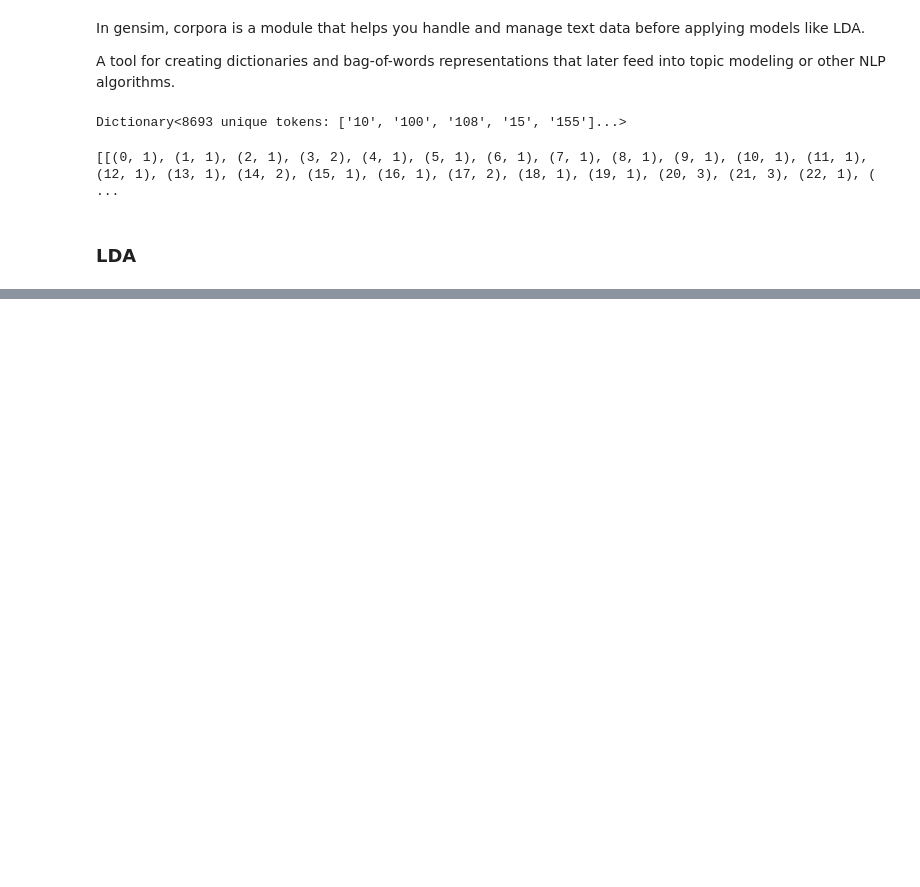
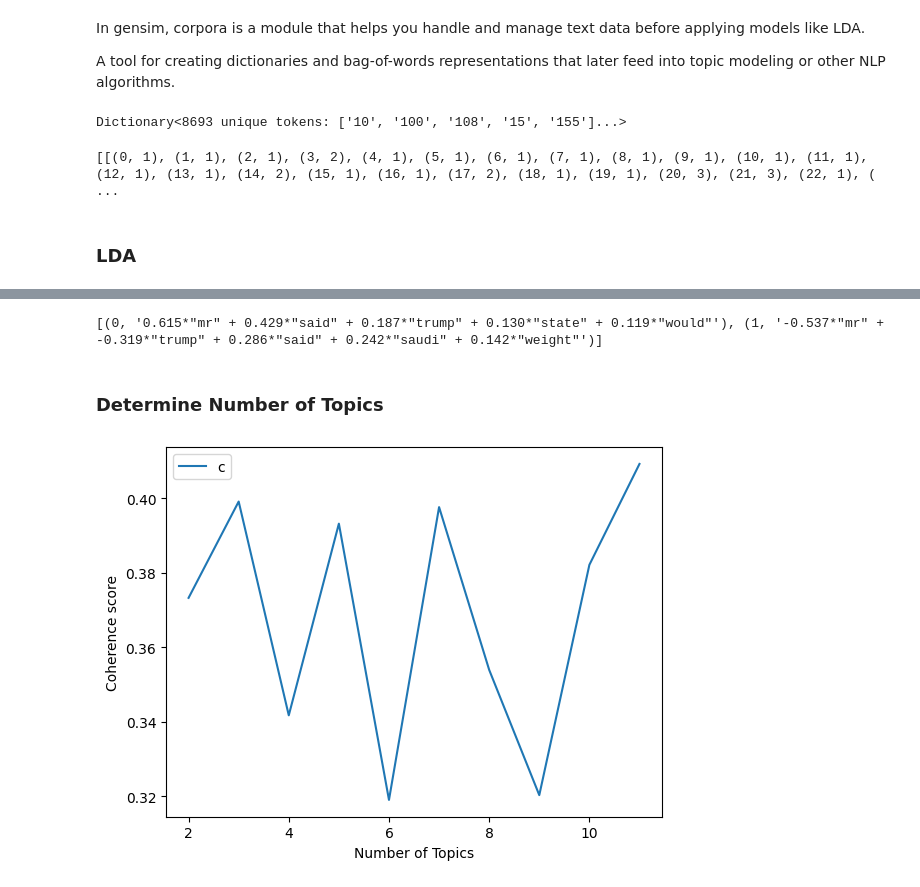
Before and after one commit to SurajSG23/Natural-Language-Processing, a Jupyter notebook: Module-5.ipynb, the cells around one changed output, grey strips where cells are left out. Saved outputs shown, nothing was run; the diff lists cells and outputs as text; code cells hidden in the pictures; blank space fills up the shorter version.

```diff
--- a/Module-5.ipynb
+++ b/Module-5.ipynb
@@ -98,0 +174,7 @@ WARNING:gensim.models.ldamodel:too few updates, training might not converge; con
+# %%
+lsa_model = LsiModel(corpus=doc_term, id2word=dictionary, num_topics=num_topics)
+print(lsa_model.print_topics(num_topics=num_topics, num_words=5))
+# %% [output]
+[(0, '0.615*"mr" + 0.429*"said" + 0.187*"trump" + 0.130*"state" + 0.119*"would"'), (1, '-0.537*"mr" + -0.319*"trump" + 0.286*"said" + 0.242*"saudi" + 0.142*"weight"')]
+# %% [markdown]
+### Determine Number of Topics
@@ -98,0 +184,21 @@ WARNING:gensim.models.ldamodel:too few updates, training might not converge; con
+# %%
+# generate coherence scores to determine an optimum number of topics
+coherence_values = []
+model_list = []
+
+min_topics = 2
+max_topics = 11
+
+for num_topics_i in range(min_topics, max_topics+1):
+    model = LsiModel(doc_term, num_topics=num_topics_i, id2word = dictionary, random_seed=0)
+    model_list.append(model)
+    coherence_model = CoherenceModel(model=model, texts=articles, dictionary=dictionary, coherence='c_v')
+    coherence_values.append(coherence_model.get_coherence())
+# %%
+plt.plot(range(min_topics, max_topics+1), coherence_values)
+plt.xlabel("Number of Topics")
+plt.ylabel("Coherence score")
+plt.legend(("coherence_values"), loc='best')
+plt.show()
+# %% [output]
+[figure, added]
```
Also changed, not shown: parts of 10 cells of this notebook, 1 other file.
